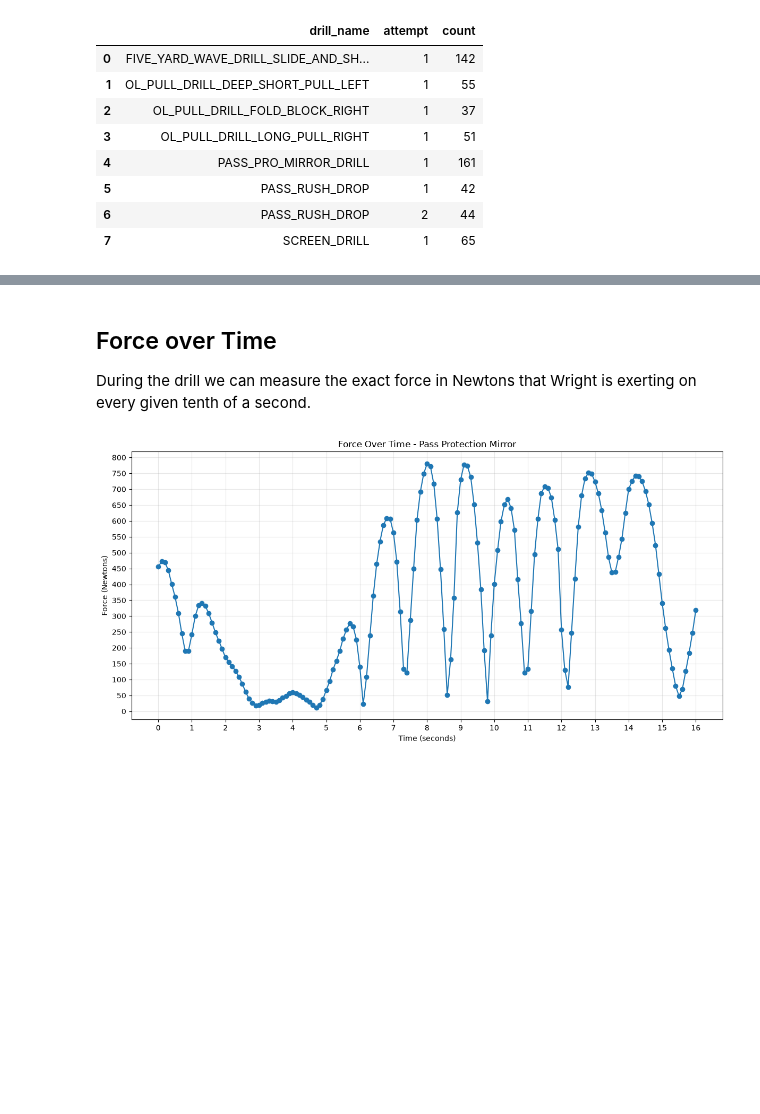
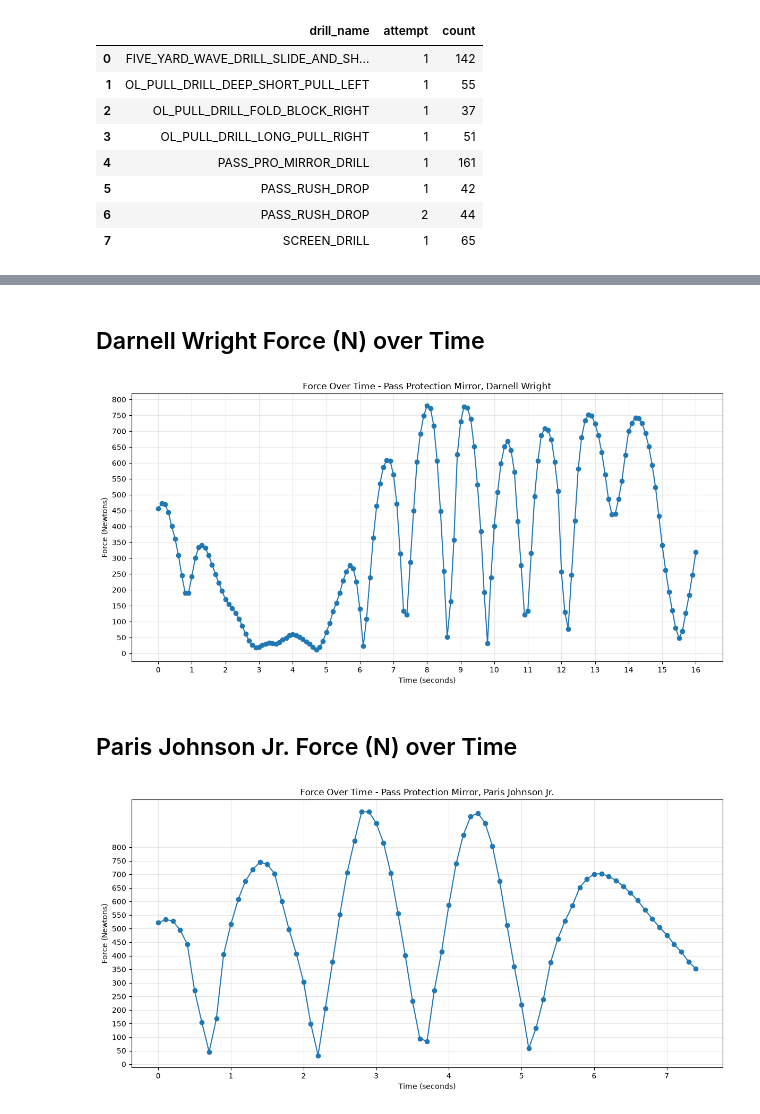
Before and after one commit to hankike/Big_Data_Bowl_27, a Jupyter notebook: combine.ipynb, the cells around one changed output, grey strips where cells are left out. Saved outputs shown, nothing was run; the diff lists cells and outputs as text; code cells hidden in the pictures; blank space fills up the shorter version.

```diff
--- a/combine.ipynb
+++ b/combine.ipynb
@@ -73,5 +79,6 @@ array([58286, 58896, 58261, 58454, 58259, 58866, 58300, 58226, 58994,
 # %%
 wright = oline[oline['nfl_id'] == 55874]
+paris = oline[oline['nfl_id'] == 55870]
 # %%
 wright.groupby(['drill_name', 'attempt']).size().reset_index(name='count')
 # %% [output]
@@ -116,20 +134,32 @@ pass_pro['force'] = (
+# %%
+pass_pro_paris = paris.loc[
+    (paris['drill_name'] == 'PASS_PRO_MIRROR_DRILL') &
+    (paris['attempt'] == 1),
+    ['x', 'y', 'a', 'time', 'force']
+].rename(columns = {'a': 'acceleration'})
+
+# Convert time to datetime
+pass_pro_paris['time'] = pd.to_datetime(pass_pro_paris['time'])
+
+# Calculate elapsed time
+pass_pro_paris['time'] = (
+    pass_pro_paris['time'] - pass_pro_paris['time'].min()
+).dt.total_seconds()
 # %% [markdown]
-## Force over Time
-
-During the drill we can measure the exact force in Newtons that Wright is exerting on every given tenth of a second.
+## Darnell Wright Force (N) over Time
 # %%
 plt.figure(figsize=(12, 6))
 
 plt.plot(
-    pass_pro['time'],
-    pass_pro['force'],
+    pass_pro_wright['time'],
+    pass_pro_wright['force'],
     marker='o',
     linestyle='-'
 )
 
 plt.xlabel('Time (seconds)')
 plt.ylabel('Force (Newtons)')
-plt.title('Force Over Time - Pass Protection Mirror')
+plt.title('Force Over Time - Pass Protection Mirror, Darnell Wright')
 
 plt.yticks(range(0, 801, 50))
 plt.xticks(np.arange(0, 16.1, 1))
@@ -138,4 +168,28 @@ plt.grid(True, alpha=0.3)
 plt.tight_layout()
 plt.show()
 # %% [output]
-[figure, old version]
+[figure, new version]
+# %% [markdown]
+## Paris Johnson Jr. Force (N) over Time
+# %%
+plt.figure(figsize=(12, 6))
+
+plt.plot(
+    pass_pro_paris['time'],
+    pass_pro_paris['force'],
+    marker='o',
+    linestyle='-'
+)
+
+plt.xlabel('Time (seconds)')
+plt.ylabel('Force (Newtons)')
+plt.title('Force Over Time - Pass Protection Mirror, Paris Johnson Jr.')
+
+plt.yticks(range(0, 801, 50))
+plt.xticks(np.arange(0, 7.5, 1))
+
+plt.grid(True, alpha=0.3)
+plt.tight_layout()
+plt.show()
+# %% [output]
+[figure, added]
```
Also changed, not shown: parts of 13 cells of this notebook.
